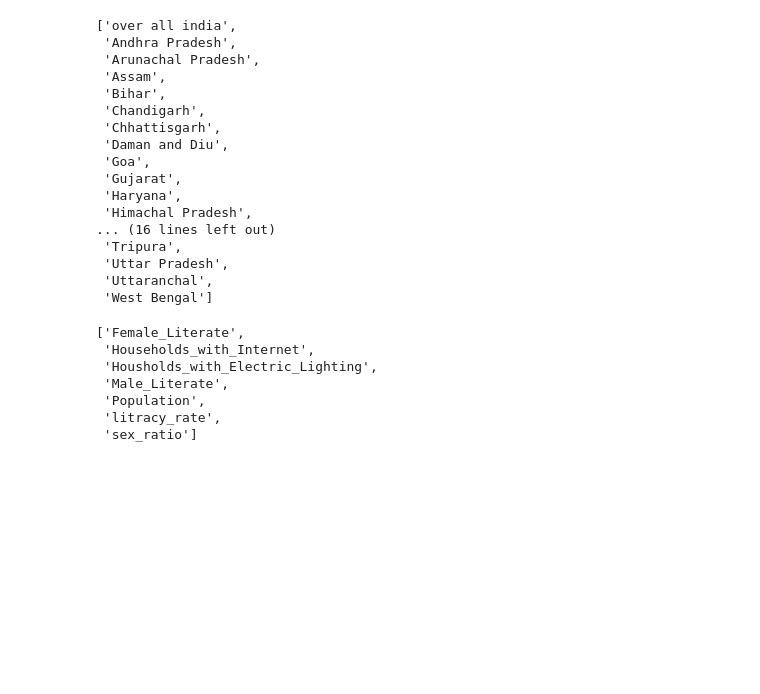
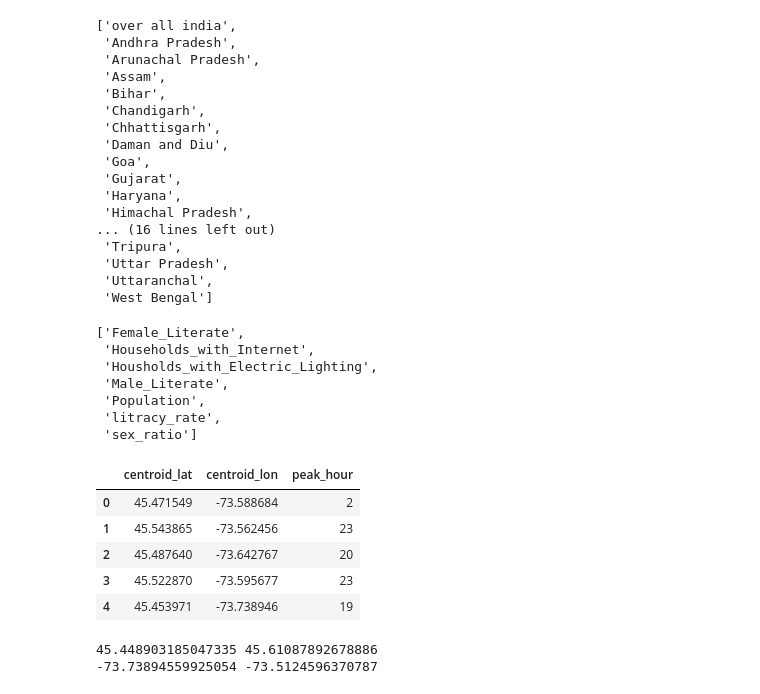
Before and after one commit to AnkitBhardwaj0/python_practice, a Jupyter notebook: plotly/project_work.ipynb, the cells around one changed output. Saved outputs shown, nothing was run; the diff lists cells and outputs as text; code cells hidden in the pictures; blank space fills up the shorter version.

```diff
--- a/plotly/project_work.ipynb
+++ b/plotly/project_work.ipynb
@@ -187 +188,21 @@ fig = px.scatter_map(
 fig.show()
+# %%
+import plotly.express as px
+df = px.data.carshare()
+fig = px.scatter_map(df, lat="centroid_lat", lon="centroid_lon", color="peak_hour", zoom=10,map_style="open-street-map")
+fig.show()
+# %%
+df[['centroid_lat', 'centroid_lon', 'peak_hour']].head()
+# %% [output]
+|  | centroid_lat | centroid_lon | peak_hour |
+| 0 | 45.471549 | -73.588684 | 2 |
+| 1 | 45.543865 | -73.562456 | 23 |
+| 2 | 45.487640 | -73.642767 | 20 |
+| 3 | 45.522870 | -73.595677 | 23 |
+| 4 | 45.453971 | -73.738946 | 19 |
+# %%
+print(df["centroid_lat"].min(), df["centroid_lat"].max())
+print(df["centroid_lon"].min(), df["centroid_lon"].max())
+# %% [output]
+45.448903185047335 45.61087892678886
+-73.73894559925054 -73.5124596370787
```
Also changed, not shown: parts of 4 cells of this notebook.
